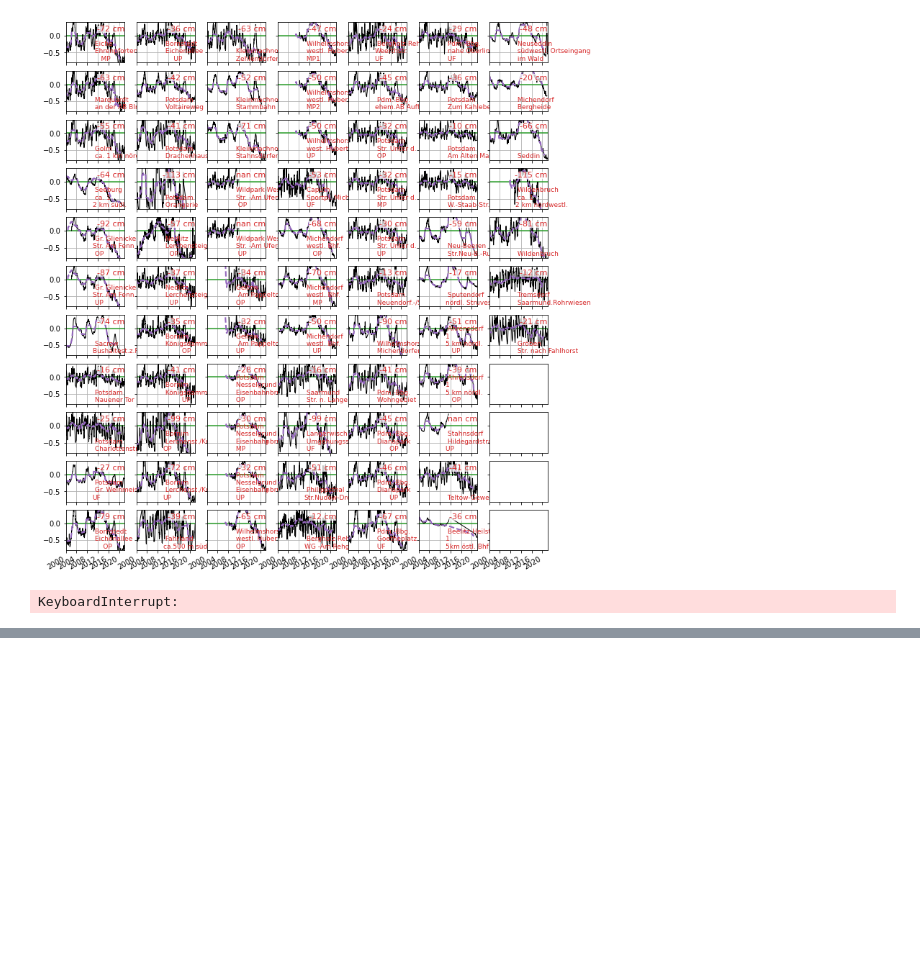
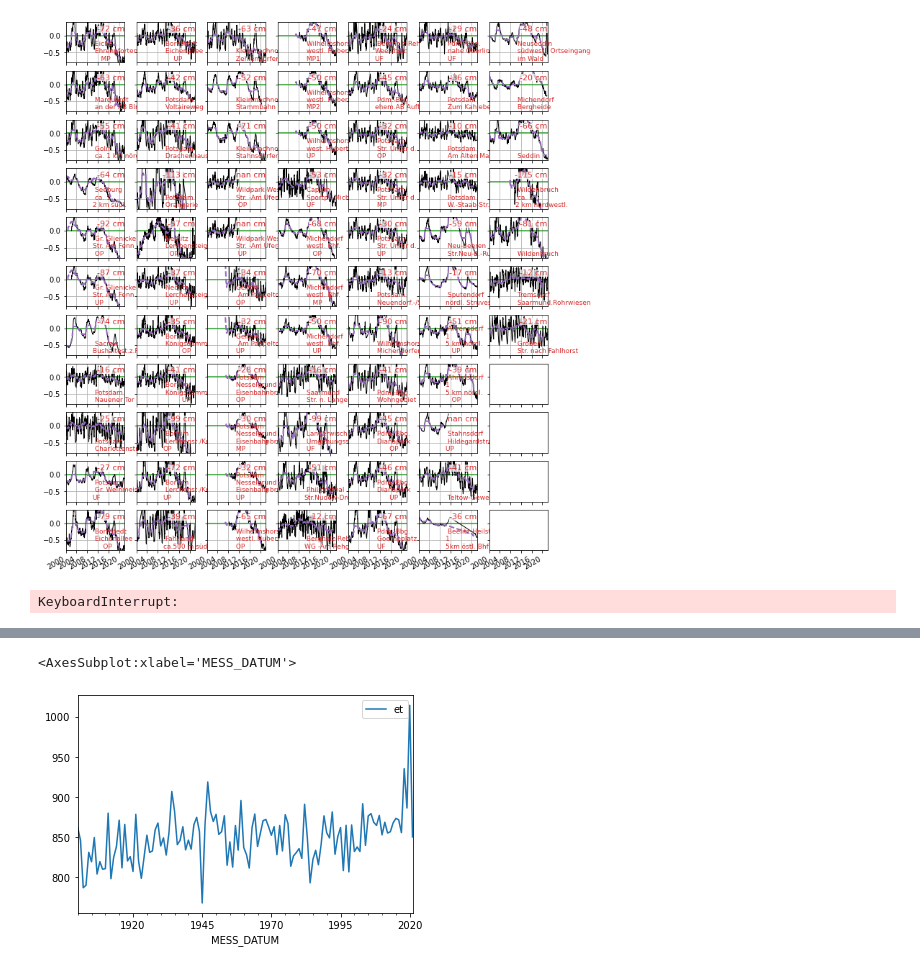
Before and after one commit to heistermann/gw-bb, a Jupyter notebook: index.ipynb, the cells around one changed output, grey strips where cells are left out. Drawn from its saved outputs; the diff is of its cells as text; code cells hidden in the pictures; blank space fills up the shorter version.

```diff
--- a/index.ipynb
+++ b/index.ipynb
@@ -258,0 +325,5 @@ m
+# %%
+kly.loc["1900":"2021",["et"]].plot()
+# %% [output]
+<AxesSubplot:xlabel='MESS_DATUM'>
+[figure, added]
```
Also changed, not shown: parts of 31 cells of this notebook, 5 other files.
